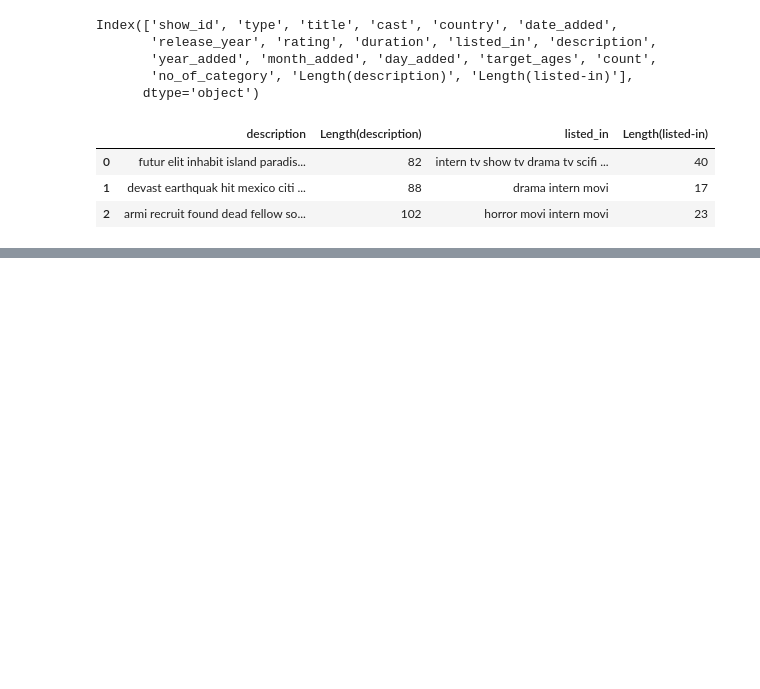
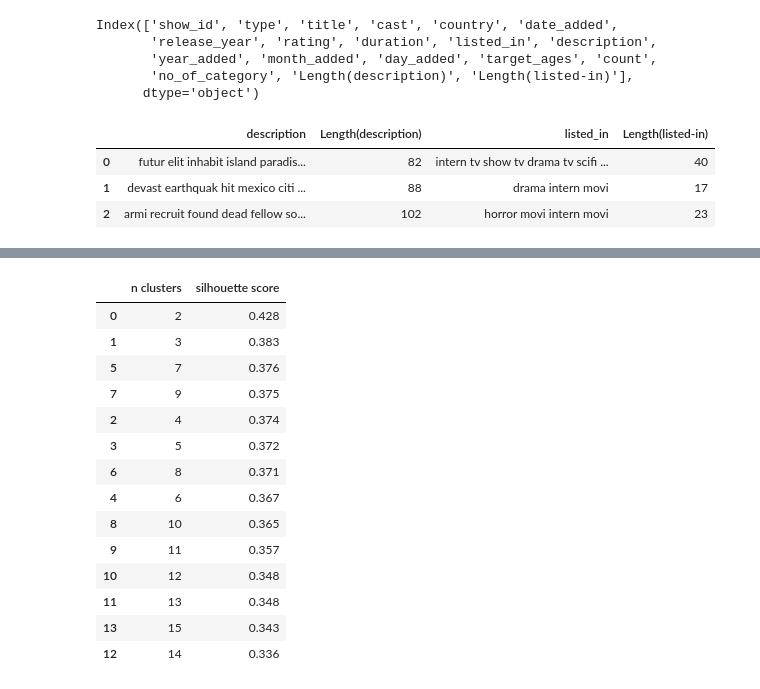
Before and after one commit to tusharsgaidhane/NETFLIX_MOVIES_AND_TV_SHOWS_CLUSTERING, a Jupyter notebook: NETFLIX_MOVIES_AND_TV_SHOWS_CLUSTERING.ipynb, the cells around one changed output, grey strips where cells are left out. Saved outputs shown, nothing was run; the diff lists cells and outputs as text; code cells hidden in the pictures; blank space fills up the shorter version.

```diff
--- a/NETFLIX_MOVIES_AND_TV_SHOWS_CLUSTERING.ipynb
+++ b/NETFLIX_MOVIES_AND_TV_SHOWS_CLUSTERING.ipynb
@@ -1023,0 +1064,9 @@ netflix[['description', 'Length(description)', 'listed_in' ,'Length(listed-in)'
+# %%
+for n_clusters in range_n_clusters:
+    clusterer = KMeans(n_clusters=n_clusters)
+    preds = clusterer.fit_predict(X)
+    centers = clusterer.cluster_centers_
+
+    score = silhouette_score(X, preds)
+    silhouette_score_.append([int(n_clusters) , round(score , 3)])
+    print("For n_clusters = {}, silhouette score is {}".format(n_clusters, score))
@@ -1023,0 +1088,20 @@ netflix[['description', 'Length(description)', 'listed_in' ,'Length(listed-in)'
+# %%
+temp = pd.DataFrame(silhouette_score_ , columns = ["n clusters" , "silhouette score"])
+temp = temp.sort_values( "silhouette score" , ascending = False )
+temp.head(14)
+# %% [output]
+|  | n clusters | silhouette score |
+| 0 | 2 | 0.428 |
+| 1 | 3 | 0.383 |
+| 5 | 7 | 0.376 |
+| 7 | 9 | 0.375 |
+| 2 | 4 | 0.374 |
+| 3 | 5 | 0.372 |
+| 6 | 8 | 0.371 |
+| 4 | 6 | 0.367 |
+| 8 | 10 | 0.365 |
+| 9 | 11 | 0.357 |
+| 10 | 12 | 0.348 |
+| 11 | 13 | 0.348 |
+| 13 | 15 | 0.343 |
+| 12 | 14 | 0.336 |
```
Also changed, not shown: parts of 15 cells of this notebook.
